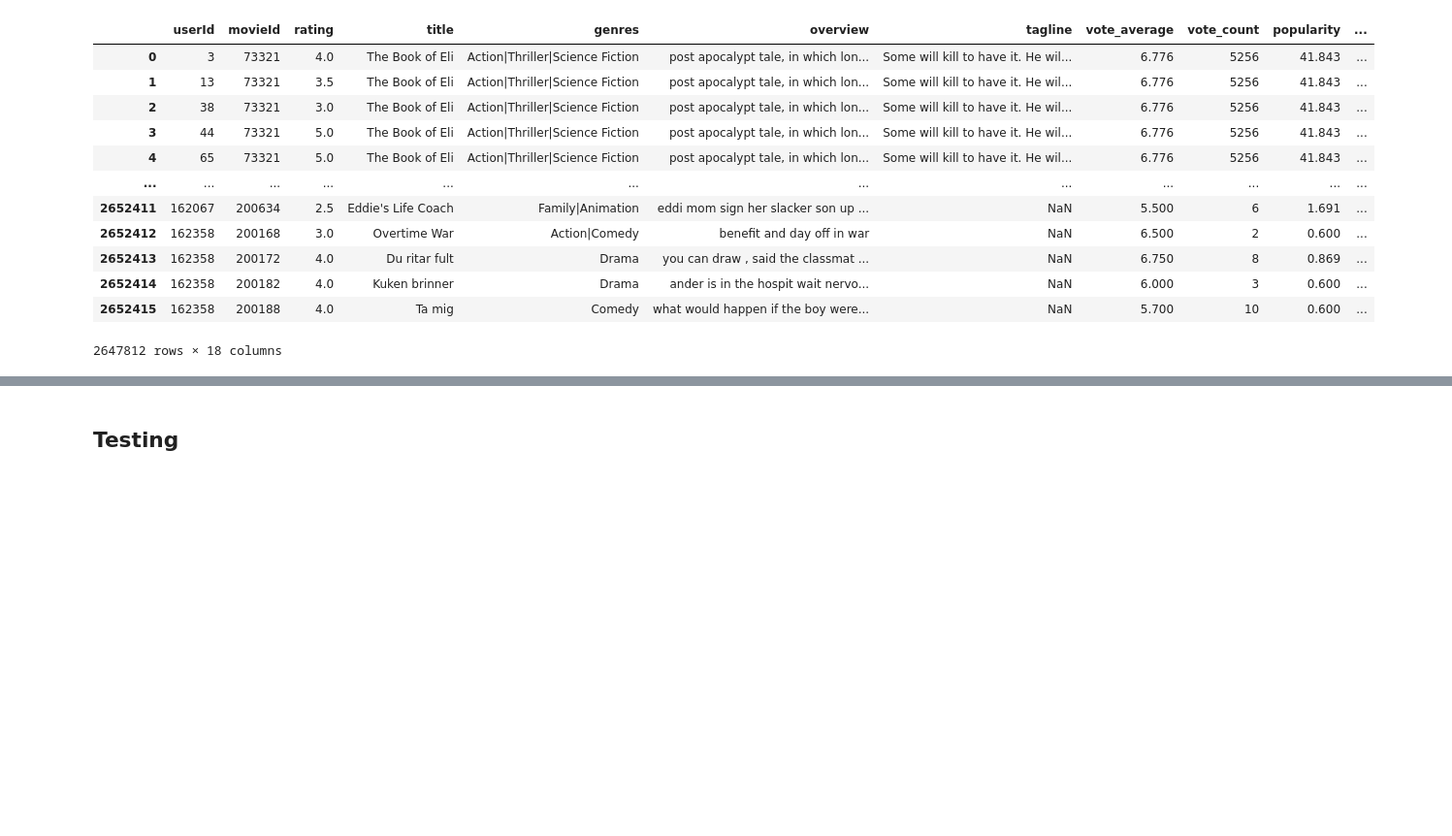
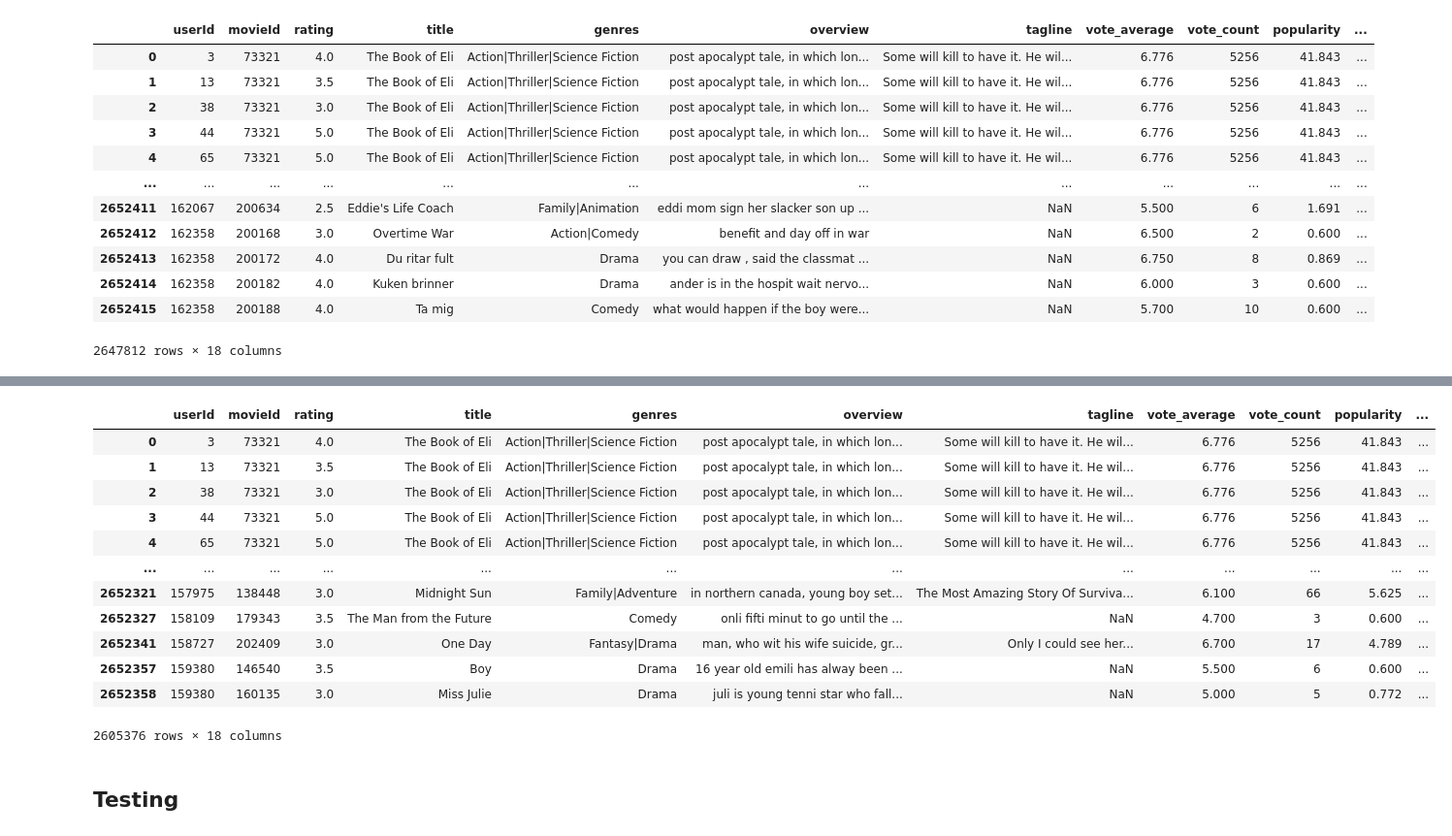
Before and after one commit to Luuzemp14/Cds1_Tinder-4-Movies, a Jupyter notebook: datawrangling.ipynb, the cells around one changed output, grey strips where cells are left out. Shown: that part at 97% size. Saved outputs shown, nothing was run; the diff lists cells and outputs as text; code cells hidden in the pictures; blank space fills up the shorter version.

```diff
--- a/datawrangling.ipynb
+++ b/datawrangling.ipynb
@@ -200,3 +226,21 @@ df_movies_ratings
+# %%
+# reduce df_movies_ratings to movies with more than 10 ratings summed up
+df_movies_ratings = df_movies_ratings[df_movies_ratings["title"].isin(df_movies_10_ratings["title"])]
+df_movies_ratings
+# %% [output]
+|  | userId | movieId | rating | title | genres | overview | tagline | vote_average | vote_count | popularity | ... |
+| 0 | 3 | 73321 | 4.0 | The Book of Eli | Action|Thriller|Science Fiction | post apocalypt tale, in which lon... | Some will kill to have it. He wil... | 6.776 | 5256 | 41.843 | ... |
+| 1 | 13 | 73321 | 3.5 | The Book of Eli | Action|Thriller|Science Fiction | post apocalypt tale, in which lon... | Some will kill to have it. He wil... | 6.776 | 5256 | 41.843 | ... |
+| 2 | 38 | 73321 | 3.0 | The Book of Eli | Action|Thriller|Science Fiction | post apocalypt tale, in which lon... | Some will kill to have it. He wil... | 6.776 | 5256 | 41.843 | ... |
+| 3 | 44 | 73321 | 5.0 | The Book of Eli | Action|Thriller|Science Fiction | post apocalypt tale, in which lon... | Some will kill to have it. He wil... | 6.776 | 5256 | 41.843 | ... |
+| 4 | 65 | 73321 | 5.0 | The Book of Eli | Action|Thriller|Science Fiction | post apocalypt tale, in which lon... | Some will kill to have it. He wil... | 6.776 | 5256 | 41.843 | ... |
+| ... | ... | ... | ... | ... | ... | ... | ... | ... | ... | ... | ... |
+| 2652321 | 157975 | 138448 | 3.0 | Midnight Sun | Family|Adventure | in northern canada, young boy set... | The Most Amazing Story Of Surviva... | 6.100 | 66 | 5.625 | ... |
+| 2652327 | 158109 | 179343 | 3.5 | The Man from the Future | Comedy | onli fifti minut to go until the ... | NaN | 4.700 | 3 | 0.600 | ... |
+| 2652341 | 158727 | 202409 | 3.0 | One Day | Fantasy|Drama | man, who wit his wife suicide, gr... | Only I could see her... | 6.700 | 17 | 4.789 | ... |
+| 2652357 | 159380 | 146540 | 3.5 | Boy | Drama | 16 year old emili has alway been ... | NaN | 5.500 | 6 | 0.600 | ... |
+| 2652358 | 159380 | 160135 | 3.0 | Miss Julie | Drama | juli is young tenni star who fall... | NaN | 5.000 | 5 | 0.772 | ... |
+2605376 rows × 18 columns
 # %% [markdown]
 ## Testing
 # %%
```
Also changed, not shown: parts of 33 cells of this notebook, 2 other files.
